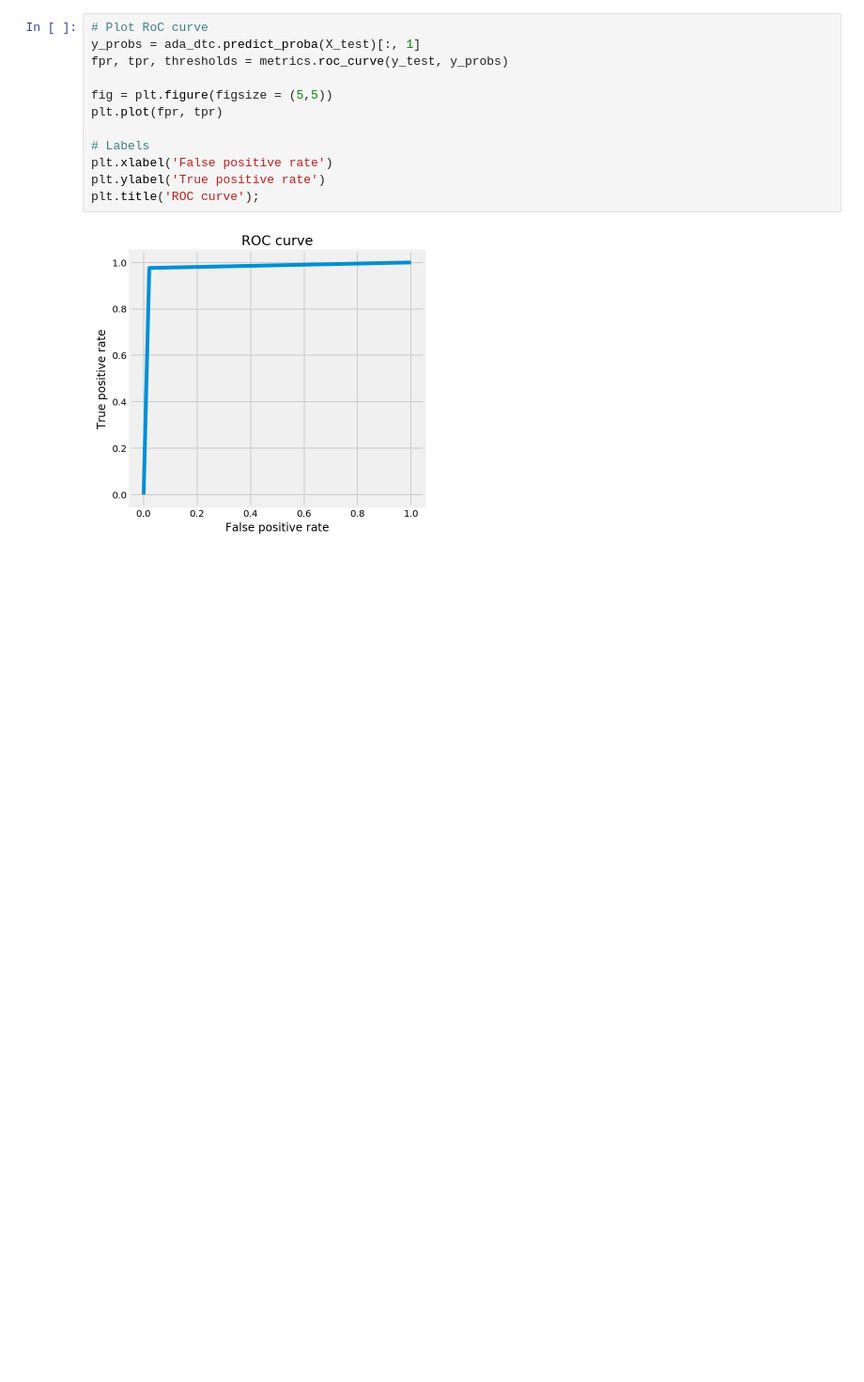
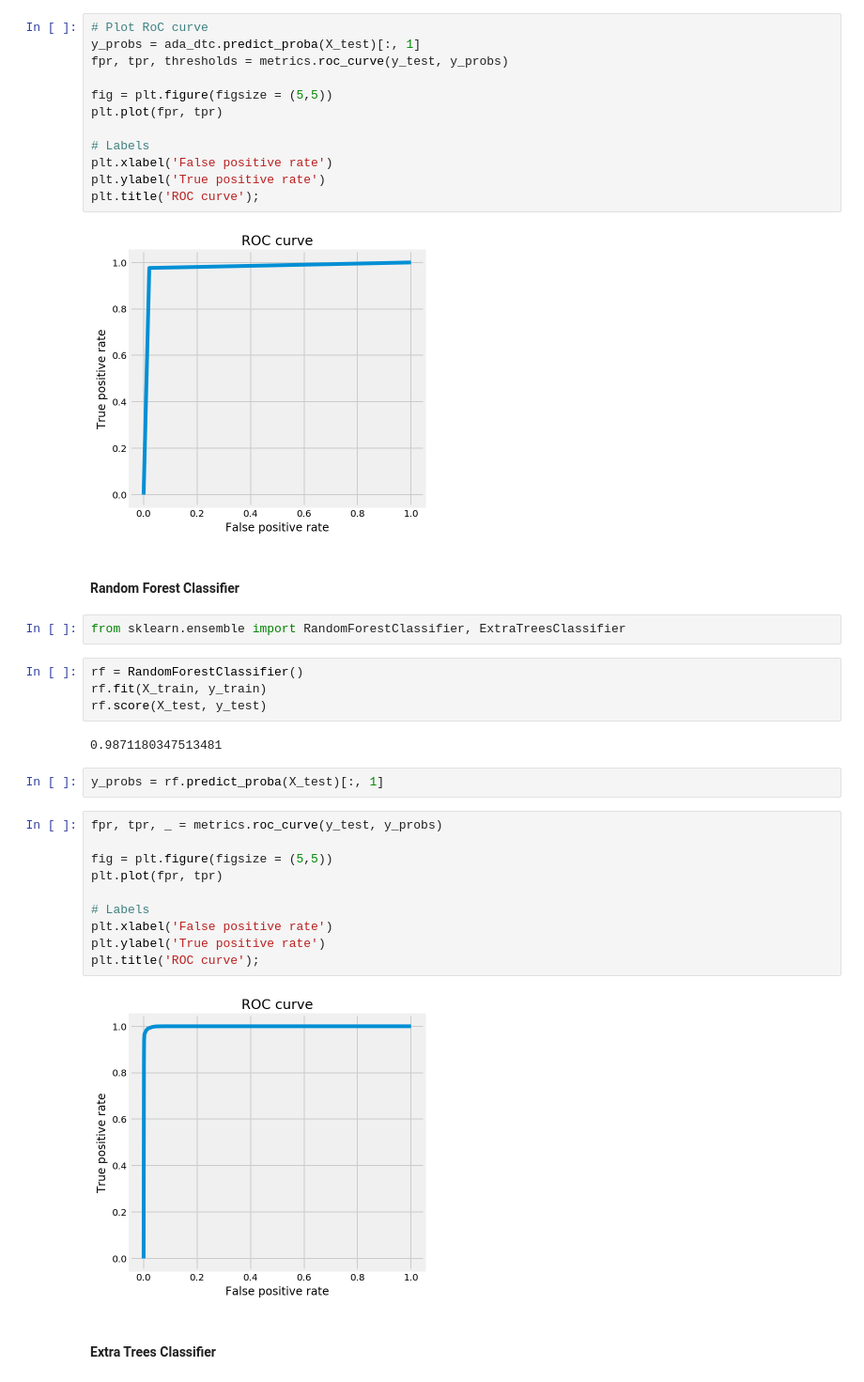
Before and after one commit to jphampton/west-nile, a Jupyter notebook: Models.ipynb, the cells around one changed output. Shown at 94% size. Drawn from its saved outputs; the diff is of its cells as text; blank space fills up the shorter version.

```diff
--- a/Models.ipynb
+++ b/Models.ipynb
@@ -451,3 +451,29 @@ plt.ylabel('True positive rate')
 plt.title('ROC curve');
 # %% [output]
 [figure]
+# %% [markdown]
+#### Random Forest Classifier
+# %%
+from sklearn.ensemble import RandomForestClassifier, ExtraTreesClassifier
+# %%
+rf = RandomForestClassifier()
+rf.fit(X_train, y_train)
+rf.score(X_test, y_test)
+# %% [output]
+0.9871180347513481
+# %%
+y_probs = rf.predict_proba(X_test)[:, 1]
+# %%
+fpr, tpr, _ = metrics.roc_curve(y_test, y_probs)
+
+fig = plt.figure(figsize = (5,5))
+plt.plot(fpr, tpr)
+
+# Labels
+plt.xlabel('False positive rate')
+plt.ylabel('True positive rate')
+plt.title('ROC curve');
+# %% [output]
+[figure, added]
+# %% [markdown]
+#### Extra Trees Classifier
```
Also changed, not shown: parts of 13 cells of this notebook.
